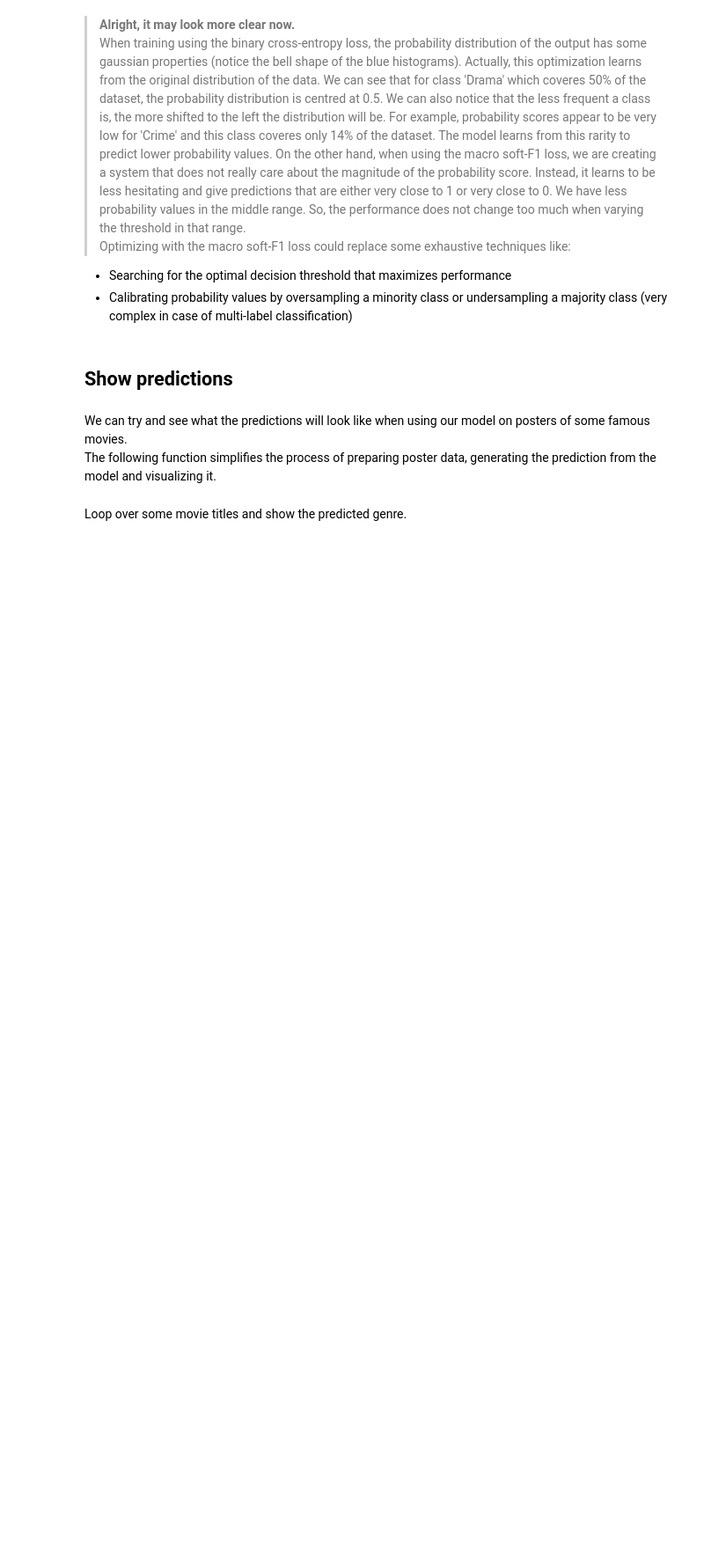
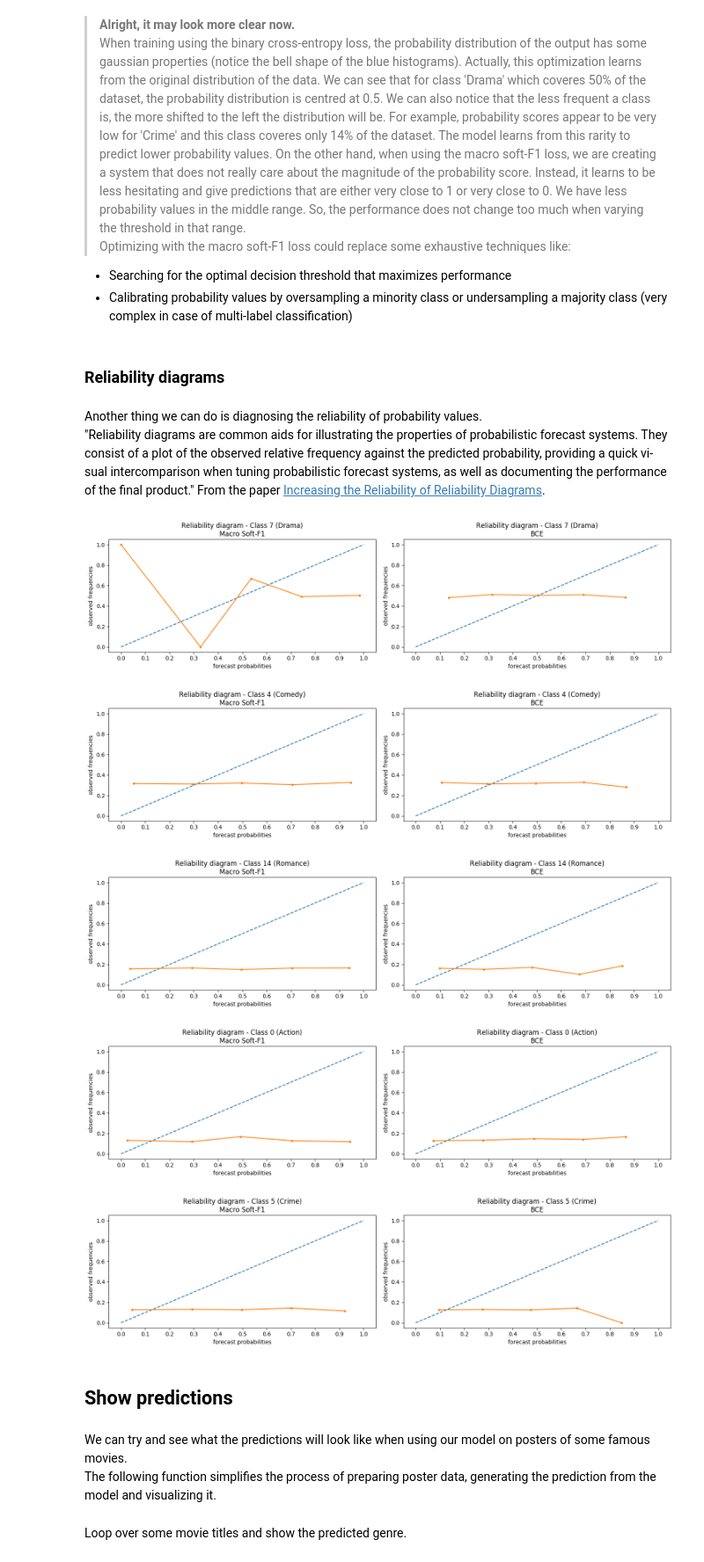
Before and after one commit to ashrefm/multi-label-soft-f1, a Jupyter notebook: Multi-Label Image Classification in TensorFlow 2.0.ipynb, the cells around one changed output. Shown at 88% size. Drawn from its saved outputs; the diff is of its cells as text; code cells hidden in the pictures; blank space fills up the shorter version.

```diff
--- a/Multi-Label Image Classification in TensorFlow 2.0.ipynb
+++ b/Multi-Label Image Classification in TensorFlow 2.0.ipynb
@@ -817,6 +818,45 @@ When training using the binary cross-entropy loss, the probability distribution
 Optimizing with the macro soft-F1 loss could replace some exhaustive techniques like:
 * Searching for the optimal decision threshold that maximizes performance
 * Calibrating probability values by oversampling a minority class or undersampling a majority class (very complex in case of multi-label classification)
+# %% [markdown]
+### Reliability diagrams
+# %% [markdown]
+Another thing we can do is diagnosing the reliability of probability values.
+"Reliability diagrams are common aids for illustrating the  properties  of  probabilistic  forecast  systems.  They consist  of  a  plot  of  the  observed  relative  frequency against the predicted probability, providing a quick vi-sual intercomparison when tuning probabilistic forecast systems, as well as documenting the performance of the final  product." From the paper [Increasing the Reliability of Reliability Diagrams](https://journals.ametsoc.org/doi/pdf/10.1175/WAF993.1).
+# %%
+style.use("default")
+
+for c in top5:
+
+    plt.figure(figsize=(15,4))
+
+    fop, mpv = calibration_curve(y_val_bin[:,c], y_hat_val[:,c], n_bins=5, normalize=True)
+    fop_bce, mpv_bce = calibration_curve(y_val_bin[:,c], y_hat_val_bce[:,c], n_bins=5, normalize=True)
+
+    ax = plt.subplot(1, 2, 1)
+    plt.xticks(ticks=np.arange(0,1.1,0.1))
+    plt.title('Reliability diagram - Class '+str(c)+' ('+class_names[c]+')\nMacro Soft-F1')
+    plt.xlabel('forecast probabilities')
+    plt.ylabel('observed frequencies')
+    ax = plt.plot([0, 1], [0, 1], linestyle='--')
+    ax = plt.plot(mpv, fop, marker='.')
+
+    ax = plt.subplot(1, 2, 2)
+    plt.xticks(ticks=np.arange(0,1.1,0.1))
+    plt.title('Reliability diagram - Class '+str(c)+' ('+class_names[c]+')\nBCE')
+    plt.xlabel('forecast probabilities')
+    plt.ylabel('observed frequencies')
+    ax = plt.plot([0, 1], [0, 1], linestyle='--')
+    ax = plt.plot(mpv_bce, fop_bce, marker='.')
+
+    plt.tight_layout()
+    plt.show()
+# %% [output]
+[figure, added]
+[figure, added]
+[figure, added]
+[figure, added]
+[figure, added]
 # %% [markdown]
 ##  Show predictions
 # %% [markdown]
```
Also changed, not shown: parts of 18 cells of this notebook.
